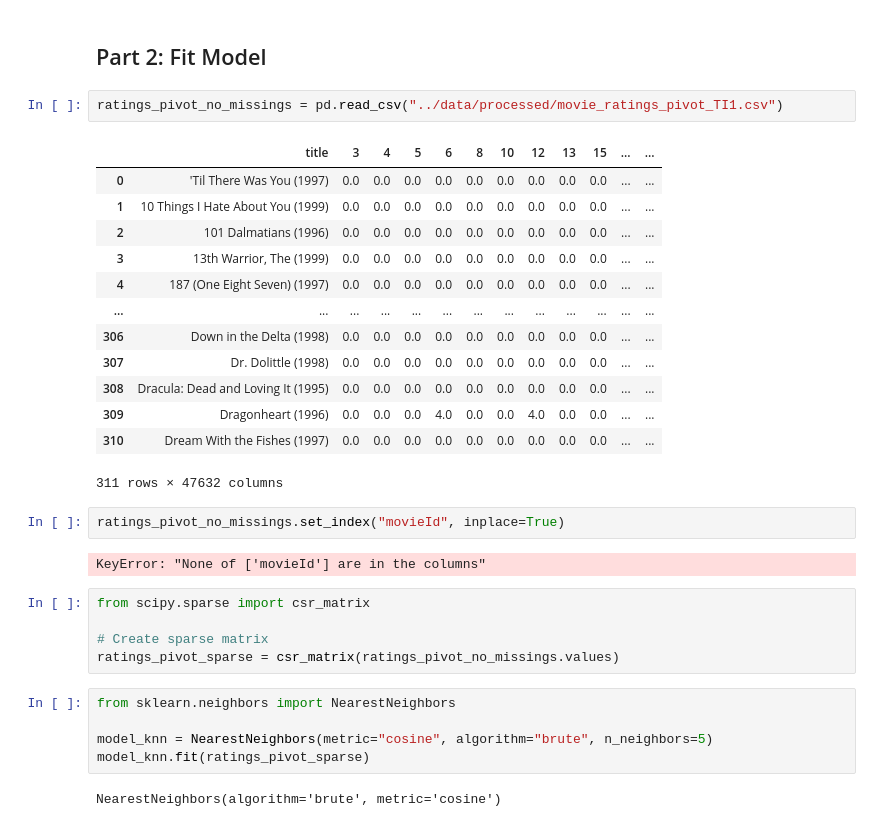
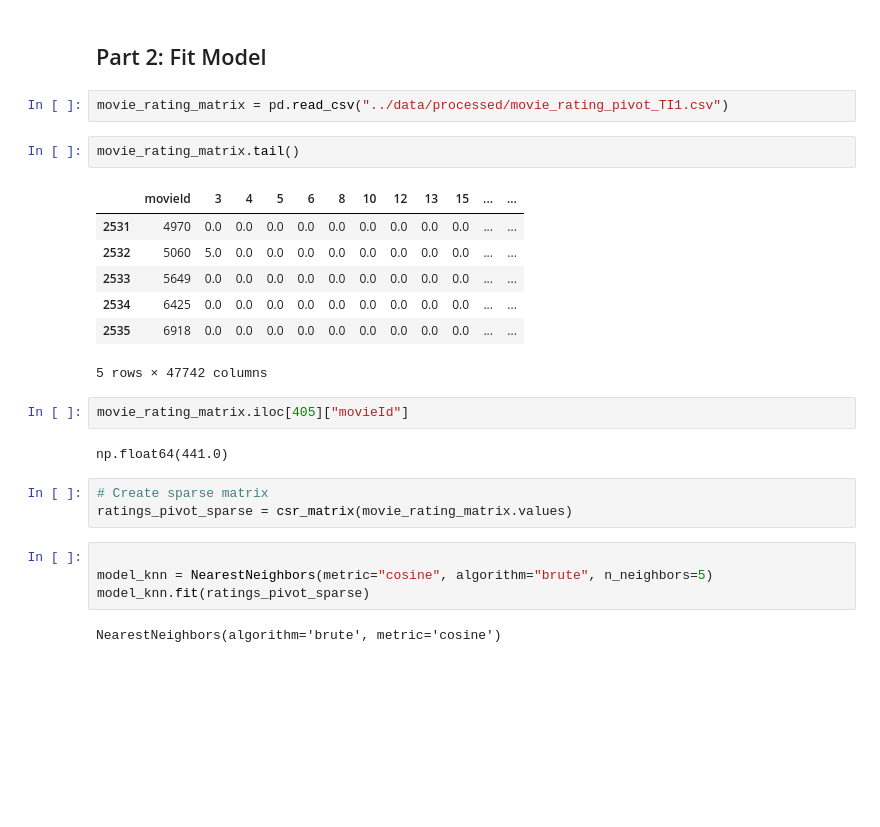
Before and after one commit to DataScientest-Studio/sep24_bmlops_int_reco_films, a Jupyter notebook: notebooks/build_movie_ratings_matrix.ipynb, the cells around one changed output. Cells and saved outputs as stored; diff of their text form; blank space fills up the shorter version.

```diff
--- a/notebooks/build_movie_ratings_matrix.ipynb
+++ b/notebooks/build_movie_ratings_matrix.ipynb
@@ -102,32 +91,25 @@ Average rating of movie 1: 1.5117255568852217
 # %% [markdown]
 ## Part 2: Fit Model
 # %%
-ratings_pivot_no_missings = pd.read_csv("../data/processed/movie_ratings_pivot_TI1.csv")
+movie_rating_matrix = pd.read_csv("../data/processed/movie_rating_pivot_TI1.csv")
-# %% [output]
-|  | title | 3 | 4 | 5 | 6 | 8 | 10 | 12 | 13 | 15 | ... | ... |
-| 0 | 'Til There Was You (1997) | 0.0 | 0.0 | 0.0 | 0.0 | 0.0 | 0.0 | 0.0 | 0.0 | 0.0 | ... | ... |
-| 1 | 10 Things I Hate About You (1999) | 0.0 | 0.0 | 0.0 | 0.0 | 0.0 | 0.0 | 0.0 | 0.0 | 0.0 | ... | ... |
-| 2 | 101 Dalmatians (1996) | 0.0 | 0.0 | 0.0 | 0.0 | 0.0 | 0.0 | 0.0 | 0.0 | 0.0 | ... | ... |
-| 3 | 13th Warrior, The (1999) | 0.0 | 0.0 | 0.0 | 0.0 | 0.0 | 0.0 | 0.0 | 0.0 | 0.0 | ... | ... |
-| 4 | 187 (One Eight Seven) (1997) | 0.0 | 0.0 | 0.0 | 0.0 | 0.0 | 0.0 | 0.0 | 0.0 | 0.0 | ... | ... |
-| ... | ... | ... | ... | ... | ... | ... | ... | ... | ... | ... | ... | ... |
-| 306 | Down in the Delta (1998) | 0.0 | 0.0 | 0.0 | 0.0 | 0.0 | 0.0 | 0.0 | 0.0 | 0.0 | ... | ... |
-| 307 | Dr. Dolittle (1998) | 0.0 | 0.0 | 0.0 | 0.0 | 0.0 | 0.0 | 0.0 | 0.0 | 0.0 | ... | ... |
-| 308 | Dracula: Dead and Loving It (1995) | 0.0 | 0.0 | 0.0 | 0.0 | 0.0 | 0.0 | 0.0 | 0.0 | 0.0 | ... | ... |
-| 309 | Dragonheart (1996) | 0.0 | 0.0 | 0.0 | 4.0 | 0.0 | 0.0 | 4.0 | 0.0 | 0.0 | ... | ... |
-| 310 | Dream With the Fishes (1997) | 0.0 | 0.0 | 0.0 | 0.0 | 0.0 | 0.0 | 0.0 | 0.0 | 0.0 | ... | ... |
-311 rows × 47632 columns
-# %%
-ratings_pivot_no_missings.set_index("movieId", inplace=True)
-# %% [output]
-KeyError: "None of ['movieId'] are in the columns"
+# %%
+movie_rating_matrix.tail()
+# %% [output]
+|  | movieId | 3 | 4 | 5 | 6 | 8 | 10 | 12 | 13 | 15 | ... | ... |
+| 2531 | 4970 | 0.0 | 0.0 | 0.0 | 0.0 | 0.0 | 0.0 | 0.0 | 0.0 | 0.0 | ... | ... |
+| 2532 | 5060 | 5.0 | 0.0 | 0.0 | 0.0 | 0.0 | 0.0 | 0.0 | 0.0 | 0.0 | ... | ... |
+| 2533 | 5649 | 0.0 | 0.0 | 0.0 | 0.0 | 0.0 | 0.0 | 0.0 | 0.0 | 0.0 | ... | ... |
+| 2534 | 6425 | 0.0 | 0.0 | 0.0 | 0.0 | 0.0 | 0.0 | 0.0 | 0.0 | 0.0 | ... | ... |
+| 2535 | 6918 | 0.0 | 0.0 | 0.0 | 0.0 | 0.0 | 0.0 | 0.0 | 0.0 | 0.0 | ... | ... |
+5 rows × 47742 columns
+# %%
+movie_rating_matrix.iloc[405]["movieId"]
+# %% [output]
+np.float64(441.0)
 # %%
-from scipy.sparse import csr_matrix
-
 # Create sparse matrix
-ratings_pivot_sparse = csr_matrix(ratings_pivot_no_missings.values)
+ratings_pivot_sparse = csr_matrix(movie_rating_matrix.values)
 # %%
-from sklearn.neighbors import NearestNeighbors
 
 model_knn = NearestNeighbors(metric="cosine", algorithm="brute", n_neighbors=5)
 model_knn.fit(ratings_pivot_sparse)
```
Also changed, not shown: parts of 20 cells of this notebook.
